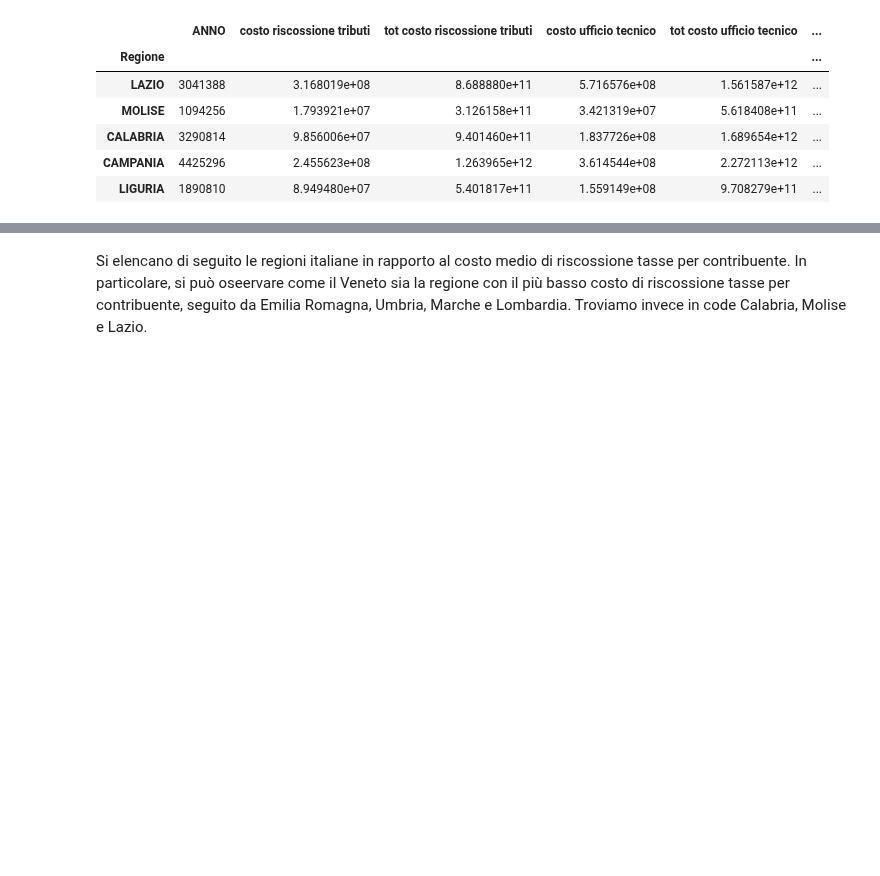
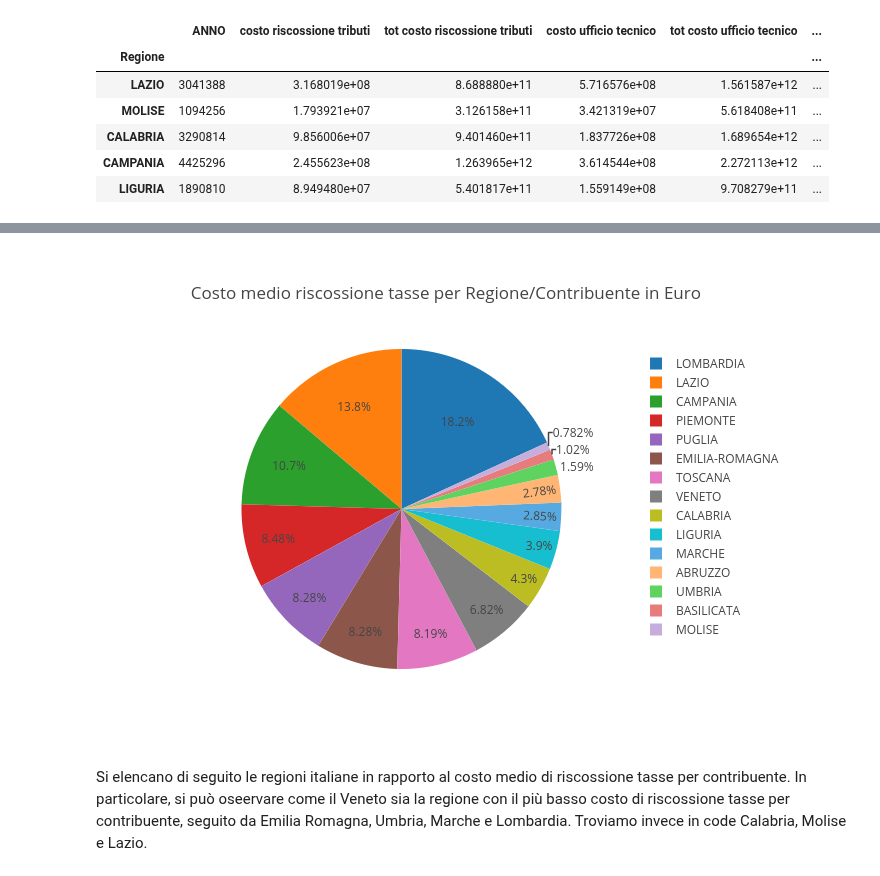
Before and after one commit to teamdigitale/daf-data-science, a Jupyter notebook: opencivitas/analisi riscossione tributiFab.ipynb, the cells around one changed output, grey strips where cells are left out. Drawn from its saved outputs; the diff is of its cells as text; code cells hidden in the pictures; blank space fills up the shorter version.

```diff
--- a/opencivitas/analisi riscossione tributiFab.ipynb
+++ b/opencivitas/analisi riscossione tributiFab.ipynb
@@ -189,4 +193,6 @@ fig_bar_spesa_contribuenti_path = 'imgs/spesa_contribuenti_regione_bar.png'
 
 py_on.image.save_as(fig_pie, filename=fig_bar_spesa_contribuenti_path)
 
-#i = Image(fig_bar_spesa_contribuenti_path)
+i = Image(fig_bar_spesa_contribuenti_path)
+display(i)
+# %% [output]
@@ -193,3 +200,4 @@ py_on.image.save_as(fig_pie, filename=fig_bar_spesa_contribuenti_path)
+[figure, added]
 # %% [markdown]
 Si elencano di seguito le regioni italiane in rapporto al costo medio di riscossione tasse per contribuente. In particolare, si può oseervare come il Veneto sia la regione con il più basso costo di riscossione tasse per contribuente, seguito da Emilia Romagna, Umbria, Marche e Lombardia. Troviamo invece in code Calabria, Molise e Lazio.
 # %%
```
Also changed, not shown: parts of 5 cells of this notebook, 5 other files.
